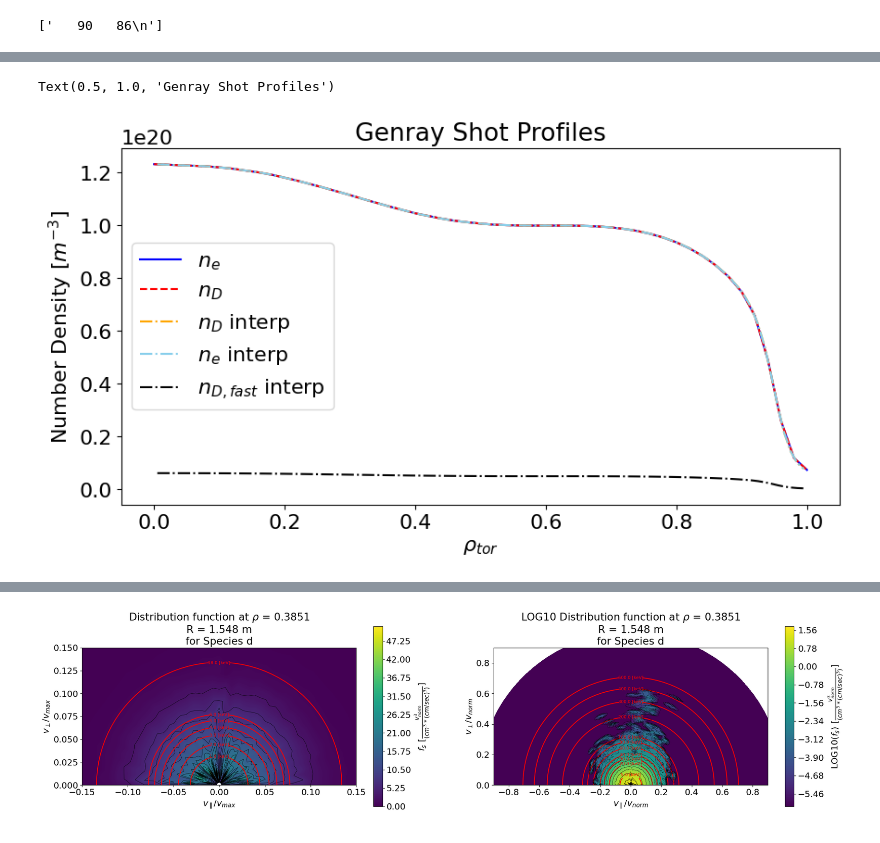
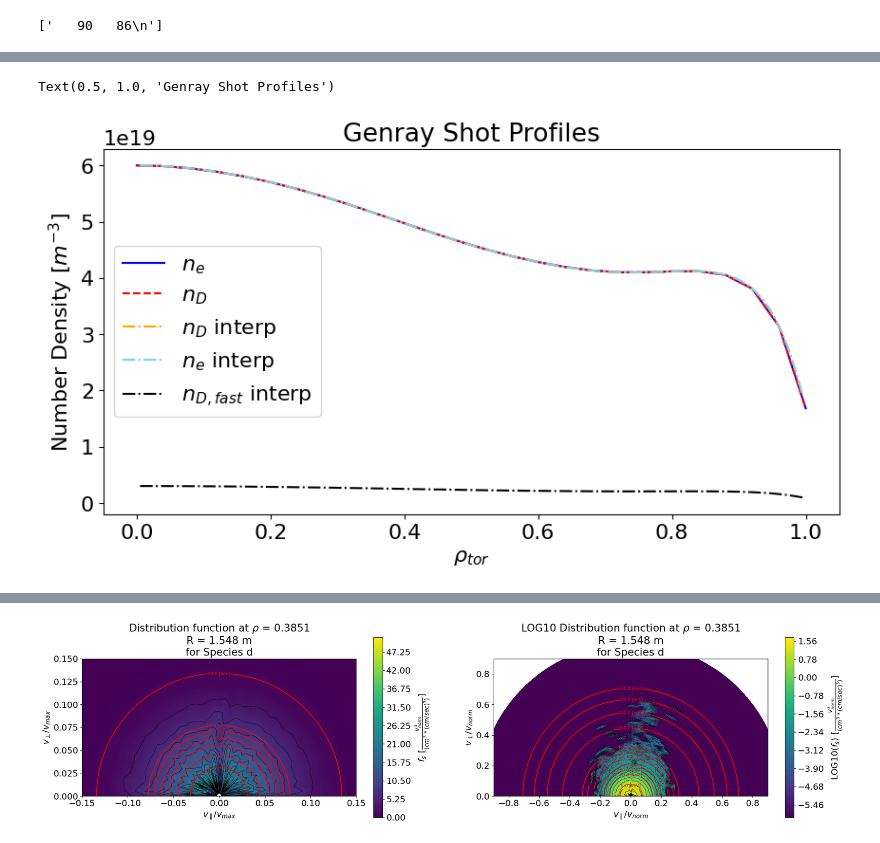
Before and after one commit to vandelij/aorsa_cql_mcgo_toolkit, a Jupyter notebook: shots/147634/mcgo_setup_and_pp_work.ipynb, the cells around one changed output, grey strips where cells are left out. Saved outputs shown, nothing was run; the diff lists cells and outputs as text; code cells hidden in the pictures.

```diff
--- a/shots/147634/mcgo_setup_and_pp_work.ipynb
+++ b/shots/147634/mcgo_setup_and_pp_work.ipynb
@@ -41,38 +42,39 @@ manual_density_scaler = 1.0
 rgrid_mcgo = np.linspace(5.0000e-03, 0.995, 100)
 
 # read in genray profiles
-# gnr_input_path = '/home/jacobvandelindt/aorsa_cql_mcgo_toolkit/shots/147634/genray.in'
-gnr_input_path = '/home/jacobvandelindt/aorsa_cql_mcgo_toolkit/shots/201991/genray_return.in'
+gnr_input_path = '/home/jacobvandelindt/aorsa_cql_mcgo_toolkit/shots/147634/genray.in'
+#gnr_input_path = '/home/jacobvandelindt/aorsa_cql_mcgo_toolkit/shots/201991/genray_return.in'
 gnr_nml = f90.read(gnr_input_path)
 plt.rcParams.update({'font.size': 16})
 dentab = gnr_nml['dentab']['prof']
-den = np.array(dentab).reshape(51,3)
+den = np.array(dentab).reshape(26,3)
+# den = np.array(dentab).reshape(51,3)
 den_scale = gnr_nml['plasma']['den_scale']
 ndens = gnr_nml['plasma']['ndens']
 rgrid = np.linspace(0, 1, ndens)
 
 # make ion and electron density interpolator
 fast_density_factor = 0.05 # TODO this is random
 ne = den[:,0]*den_scale[0]*manual_density_scaler
 nD = den[:,1]*den_scale[1]*manual_density_scaler
 #nDfast = den[:,2]*den_scale[2]
 fne = interp1d(rgrid, ne, kind='cubic')
 fni = interp1d(rgrid, nD, kind='cubic')
 fni_fast = interp1d(rgrid, nD*fast_density_factor, kind='cubic')
 
 plt.figure(figsize=(10,5))
 plt.plot(rgrid, ne, label=r'$n_e$', color='blue')
 plt.plot(rgrid, nD, label=r'$n_D$', color='red', linestyle='dashed')
 plt.plot(rgrid_mcgo, fni(rgrid_mcgo), label=r'$n_D$ interp', color='orange', linestyle='-.')
 plt.plot(rgrid_mcgo, fne(rgrid_mcgo), label=r'$n_e$ interp', color='skyblue', linestyle='-.')
 plt.plot(rgrid_mcgo, fni_fast(rgrid_mcgo), label=r'$n_{D,fast}$ interp', color='black', linestyle='-.')
 #plt.plot(rgrid, nDfast, label=r'$n_{D, fast}$', color='orange')
 plt.legend()
 plt.xlabel(r'$\rho_{tor}$')
 plt.ylabel(r'Number Density [$m^{-3}$]')
 plt.title('Genray Shot Profiles')
 # %% [output]
 Text(0.5, 1.0, 'Genray Shot Profiles')
-[figure, old version]
+[figure, new version]
 # %%
 temtab = gnr_nml['temtab']['prof']
```
Also changed, not shown: parts of 3 cells of this notebook, 4 other files.
